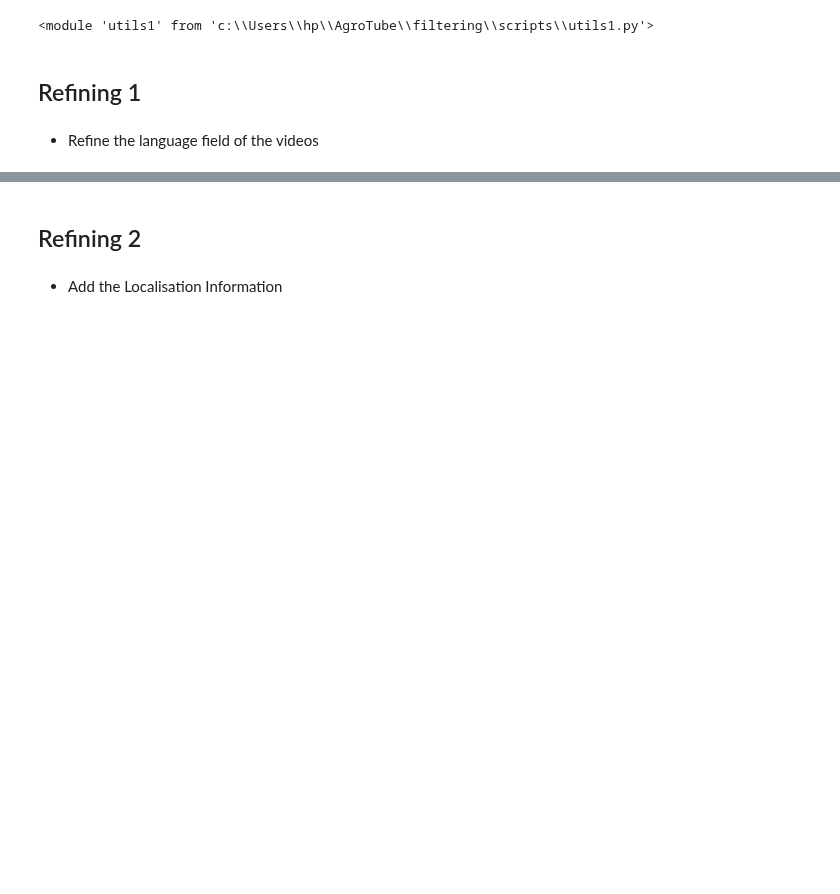
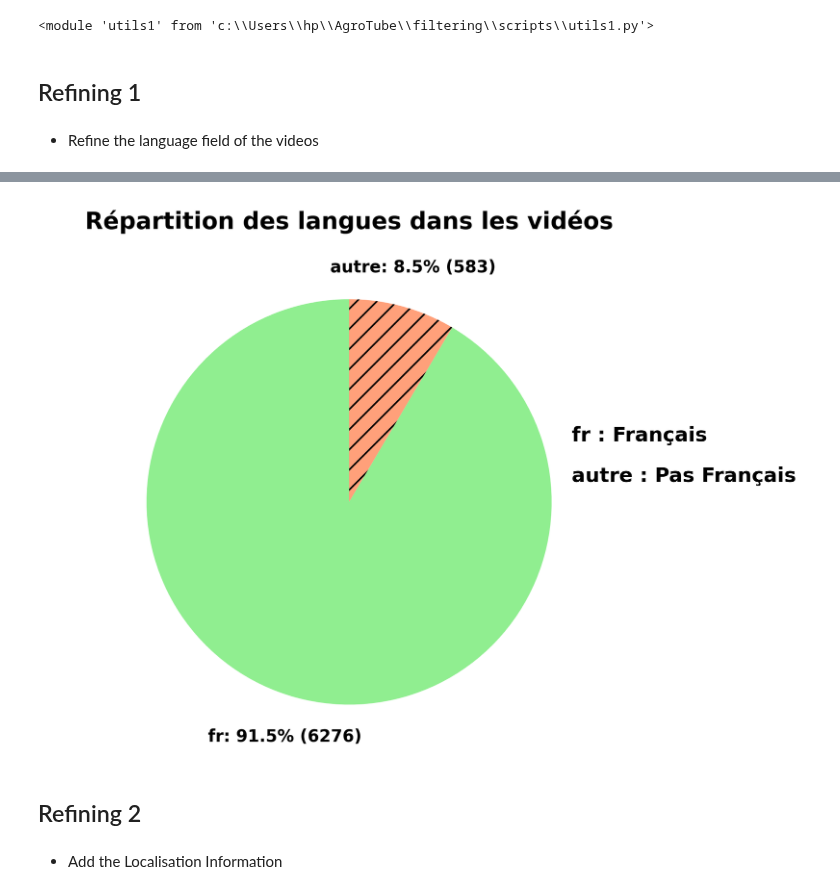
Before and after one commit to ITSAIDI/STAY_DEV, a Jupyter notebook: filtering/scripts/main1.ipynb, the cells around one changed output, grey strips where cells are left out. Saved outputs shown, nothing was run; the diff lists cells and outputs as text; code cells hidden in the pictures; blank space fills up the shorter version.

```diff
--- a/filtering/scripts/main1.ipynb
+++ b/filtering/scripts/main1.ipynb
@@ -36,3 +42,41 @@ for langue, count in langue_counter.items():
+# %%
+import matplotlib.pyplot as plt
+import numpy as np
+
+labels = ['fr', 'autre']
+sizes = [6276, 583]
+colors = ['lightgreen', 'lightsalmon']
+hatches = ['', '//']
+
+fig, ax = plt.subplots(dpi=300)  # Augmenter la résolution (300 dpi)
+wedges, texts = ax.pie(
+    sizes,
+    colors=colors,
+    startangle=90,
+    radius=1.0,
+    labels=['', '']
+)
+
+for i, wedge in enumerate(wedges):
+    wedge.set_hatch(hatches[i])
+
+for i, wedge in enumerate(wedges):
+    angle = (wedge.theta2 + wedge.theta1) / 2
+    x = np.cos(np.radians(angle))
+    y = np.sin(np.radians(angle))
+    percentage = sizes[i] / sum(sizes) * 100
+    label = f"{labels[i]}: {percentage:.1f}% ({sizes[i]})"
+    ax.text(1.2 * x, 1.2 * y, label, ha='center', va='center', fontweight='bold')
+
+ax.set_title("Répartition des langues dans les vidéos", fontsize=14, fontweight='bold', pad=30)
+
+ax.text(1.1, 0.3, "fr : Français", fontsize=12, fontweight='bold')
+ax.text(1.1, 0.1, "autre : Pas Français", fontsize=12, fontweight='bold')
+
+plt.axis('equal')
+plt.show()
+# %% [output]
+[figure, added]
 # %% [markdown]
 ## Refining 2
 # %% [markdown]
```
Also changed, not shown: parts of 5 cells of this notebook, 1 other file.
